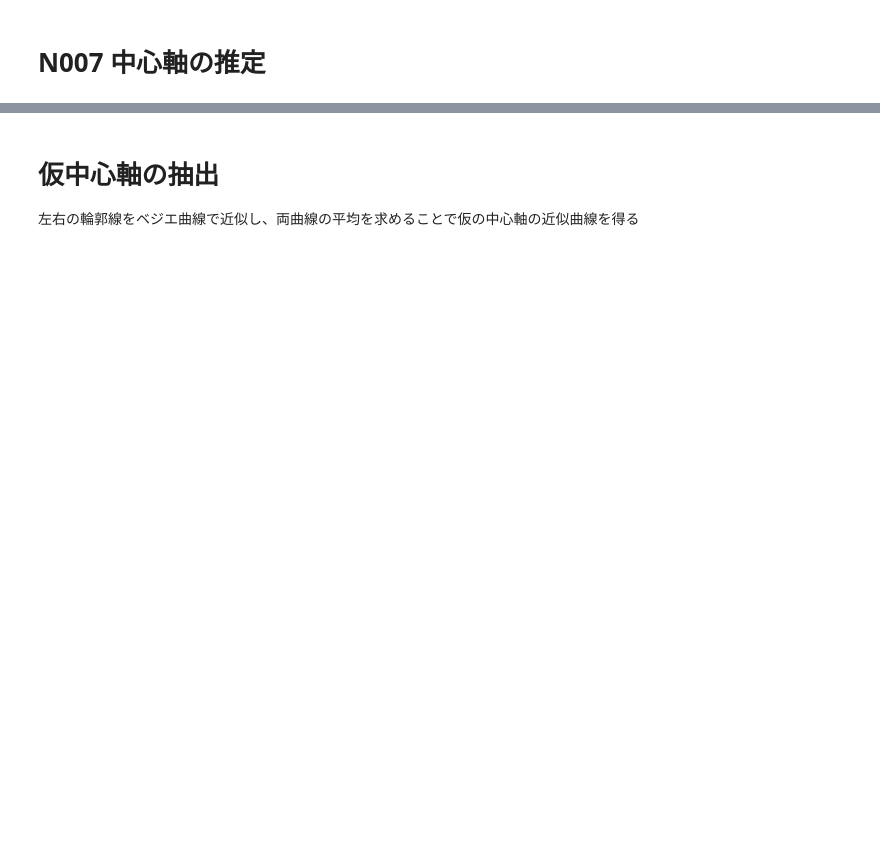
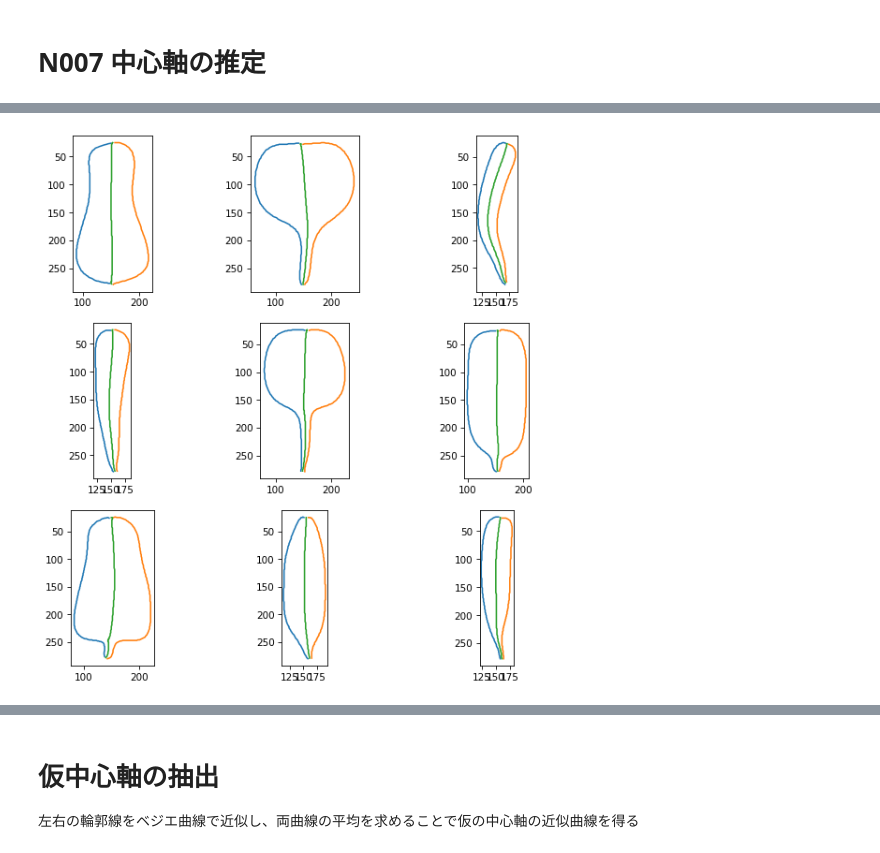
Before and after one commit to iciromaco/RadiShLab, a Jupyter notebook: N008_ベジエ近似の応用２_中心軸の形状記述-Copy1.ipynb, the cells around one changed output, grey strips where cells are left out. Saved outputs shown, nothing was run; the diff lists cells and outputs as text; code cells hidden in the pictures; blank space fills up the shorter version.

```diff
--- a/N007_中心軸の形状記述-Copy1.ipynb
+++ b/N008_ベジエ近似の応用２_中心軸の形状記述-Copy1.ipynb
@@ -39,0 +95,4 @@ imgs = rd.collectimages(NSilF)       # シルエット画像のリスト
+# %%
+showAverageAll()
+# %% [output]
+[figure, added]
```
Also changed, not shown: parts of 8 cells of this notebook, 2 other files.
